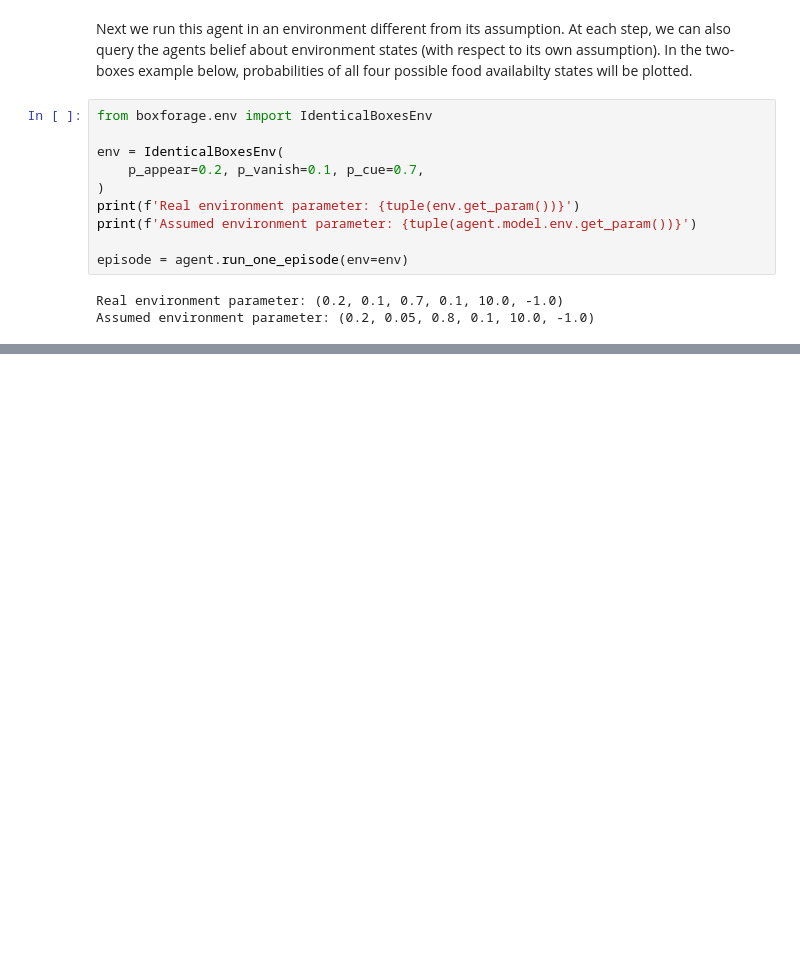
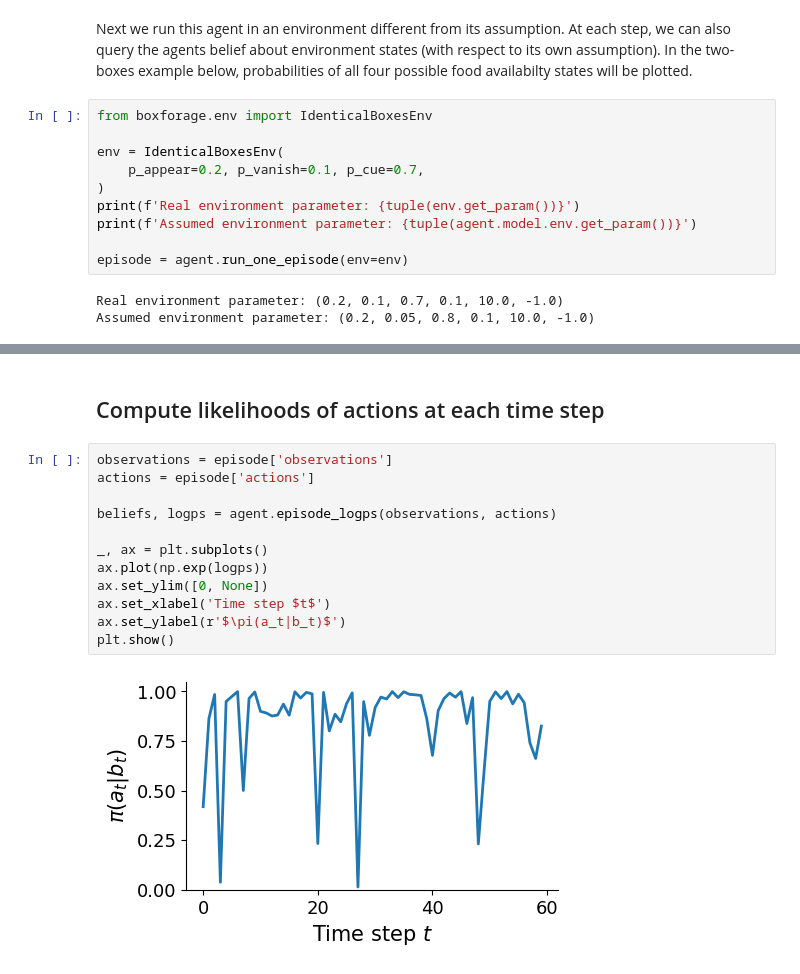
Before and after one commit to XaqLab/box-foraging, a Jupyter notebook: demo.ipynb, the cells around one changed output, grey strips where cells are left out. Drawn from its saved outputs; the diff is of its cells as text; blank space fills up the shorter version.

```diff
--- a/demo.ipynb
+++ b/demo.ipynb
@@ -83,0 +166,16 @@ Plot marginal probability of two boxes
+# %% [markdown]
+## Compute likelihoods of actions at each time step
+# %%
+observations = episode['observations']
+actions = episode['actions']
+
+beliefs, logps = agent.episode_logps(observations, actions)
+
+_, ax = plt.subplots()
+ax.plot(np.exp(logps))
+ax.set_ylim([0, None])
+ax.set_xlabel('Time step $t$')
+ax.set_ylabel(r'$\pi(a_t|b_t)$')
+plt.show()
+# %% [output]
+[figure, added]
```
Also changed, not shown: parts of 13 cells of this notebook.
